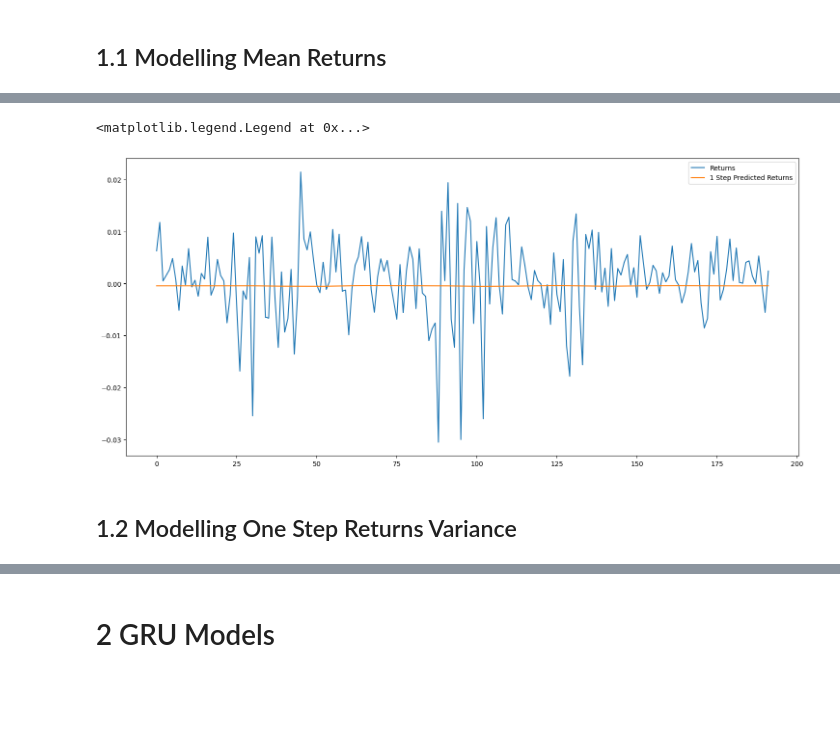
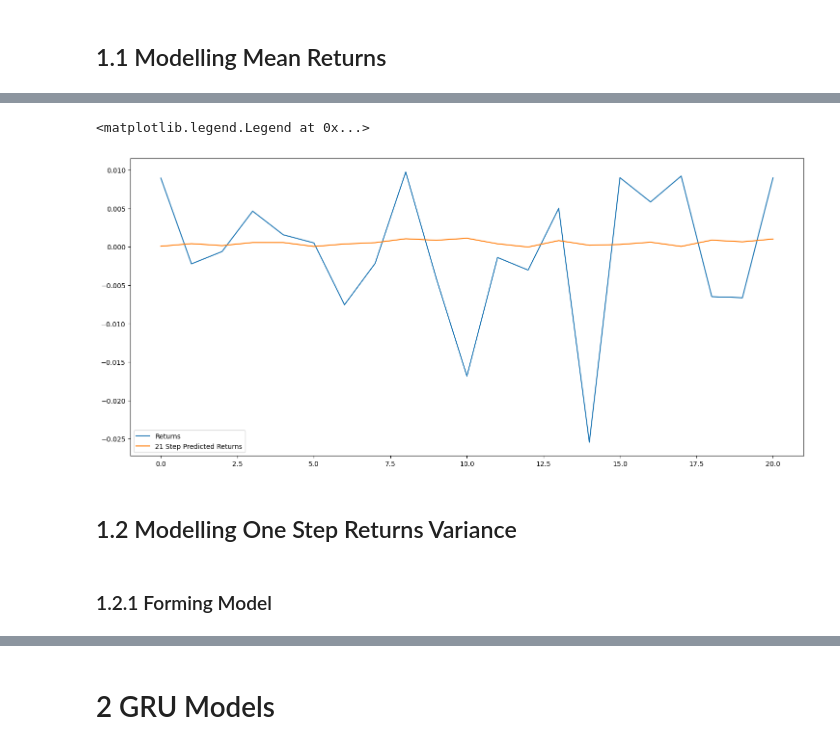
Before and after one commit to tayo4pf/Forecasting-Implied-Volatility-with-Machine-Learning-Techniques, a Jupyter notebook: rnn_models.ipynb, the cells around one changed output, grey strips where cells are left out. Cells and saved outputs as stored; diff of their text form; code cells hidden in the pictures; blank space fills up the shorter version.

```diff
--- a/rnn_models.ipynb
+++ b/rnn_models.ipynb
@@ -77,0 +117,10 @@ Error:
+# %%
+# Creating test data
+returns_X_test = []
+returns_y_test = []
+
+for i in range(len(spy_data["Log Returns Scaled"][split_date:])-returns_input_len-returns_output_len):
+    returns_X_test.append(spy_data["Log Returns Scaled"][split_date:][i:i+returns_input_len])
+    returns_y_test.append(spy_data["Log Returns Scaled"][split_date:][i+returns_input_len:i+returns_input_len+returns_output_len])
+returns_X_test, returns_y_test = np.array(returns_X_test), np.array(returns_y_test)
+returns_X_test = np.reshape(returns_X_test, (returns_X_test.shape[0],returns_X_test.shape[1],1))
@@ -105,7 +173,7 @@ Error:
 lstm_returns_model = Sequential()
 
 #First Layer including dropout regularization
-lstm_returns_model.add(LSTM(units=100, return_sequences=True, input_shape=(X_train.shape[1],1)))
+lstm_returns_model.add(LSTM(units=100, return_sequences=True, input_shape=(returns_X_train.shape[1],1)))
 lstm_returns_model.add(Dropout(0.3))
 
 lstm_returns_model.add(LSTM(units=80, return_sequences=True))
@@ -117,6 +185,6 @@ lstm_returns_model.add(Dropout(0.2))
 lstm_returns_model.add(LSTM(units=30))
 lstm_returns_model.add(Dropout(0.3))
 
-lstm_returns_model.add(Dense(units=lstm_returns_output_len))
+lstm_returns_model.add(Dense(units=returns_output_len))
 
 lstm_returns_model.compile(optimizer='adam',loss='mean_squared_error')
@@ -125,4 +191,4 @@ Error:
 # %%
-lstm_returns_model.fit(X_train, y_train, epochs=50, batch_size=32)
+lstm_returns_model.fit(returns_X_train, returns_y_train, epochs=50, batch_size=32)
 # %% [output]
 Epoch 1/50
@@ -175,0 +231,4 @@ predicted_returns = returns_scaler.inverse_transform(predicted_returns_transform
+# %%
+# Predicting test data
+predicted_returns_transformed = lstm_returns_model.predict(returns_X_test)
+predicted_returns = returns_scaler.inverse_transform(predicted_returns_transformed)
@@ -176,10 +253,14 @@ predicted_returns = returns_scaler.inverse_transform(predicted_returns_transform
 # %%
+# 2D Results Plot
 fig = plt.figure(figsize=(18,8))
-plt.plot(np.array(spy_data["Log Returns"][split_date:][training_len:]))
-plt.plot(predicted_returns)
-plt.legend(["Returns", "1 Step Predicted Returns"])
+test_index = 16
+plt.plot(returns_scaler.inverse_transform(returns_y_test[test_index].reshape(-1, 1)))
+plt.plot(predicted_returns[test_index])
+plt.legend(["Returns", "21 Step Predicted Returns"])
 # %% [output]
 <matplotlib.legend.Legend at 0x...>
-[figure, old version]
+[figure, new version]
 # %% [markdown]
 ## 1.2 Modelling One Step Returns Variance
+# %% [markdown]
+### 1.2.1 Forming Model
```
Also changed, not shown: parts of 41 cells of this notebook, 9 other files.
